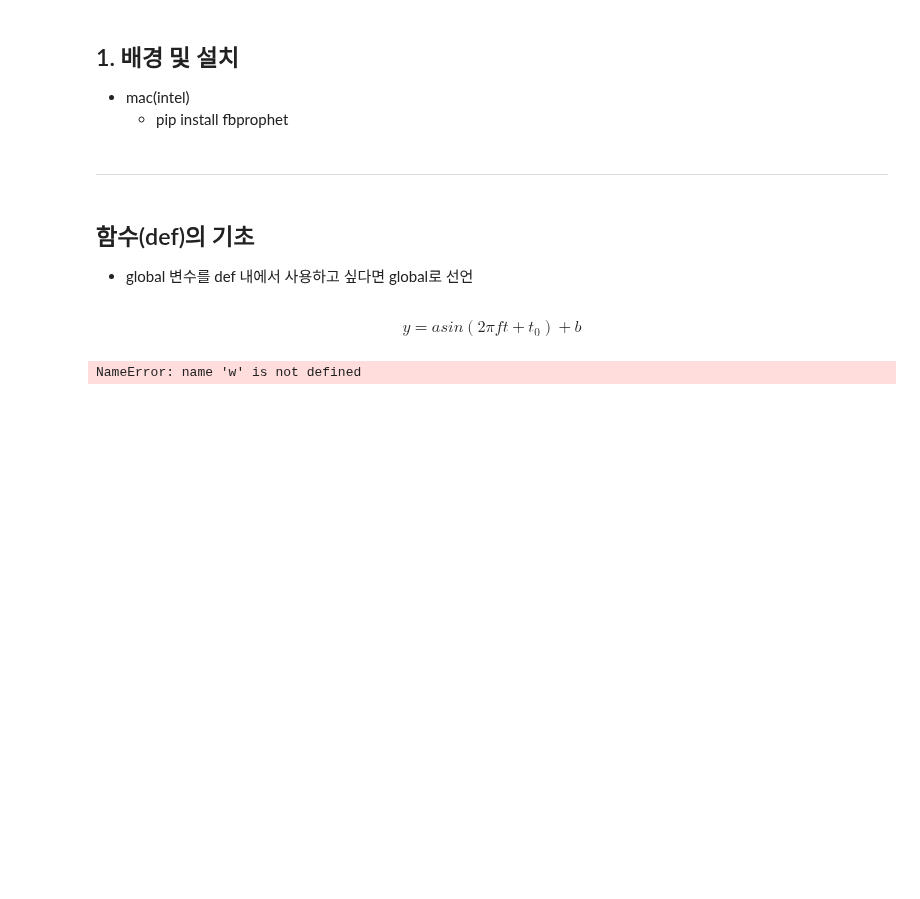
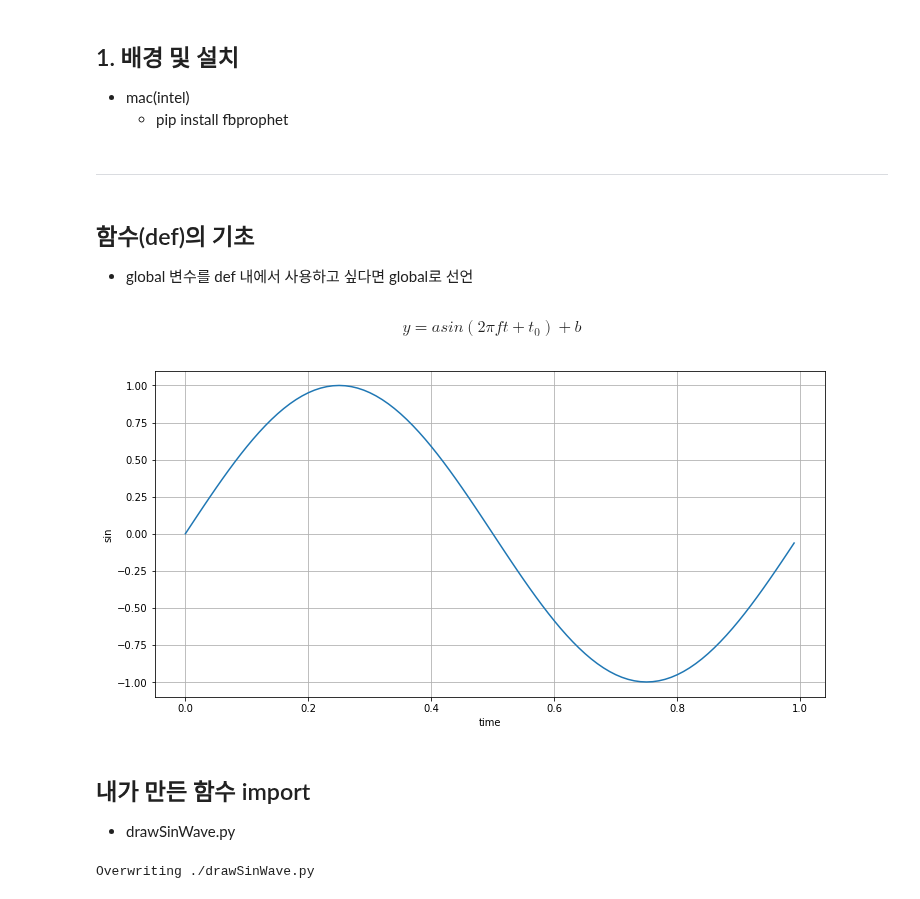
Before and after one commit to solpinetree/ds_study, a Jupyter notebook: source_code/05. forecast.ipynb, the cells around one changed output. Drawn from its saved outputs; the diff is of its cells as text; code cells hidden in the pictures; blank space fills up the shorter version.

```diff
--- a/source_code/05. forecast.ipynb
+++ b/source_code/05. forecast.ipynb
@@ -16,29 +16,66 @@ import matplotlib.pyplot as plt
 import numpy as np
 %matplotlib inline
 # %%
-def plotSineWave(**kwargs):
+def plotSinWave(**kwargs):
     """
     plot sine wave
     y = a sin(2 pi f t + t_0) + b
     """
     endTime = kwargs.get("endTime", 1)
     sampleTime = kwargs.get("sampleTime", 0.01)
     amp = kwargs.get("amp", 1)
     freq = kwargs.get("freq", 1)
     startTime = kwargs.get("startTime", 0)
     bias = kwargs.get("bias", 0)
     figsize = kwargs.get("figsize", (12, 6))
 
     time = np.arange(startTime, endTime, sampleTime)
-    result = amp * np.sin(*np.pi * freq * time + startTime) + bias
+    result = amp * np.sin(2 *np.pi * freq * time + startTime) + bias
 
     plt.figure(figsize=(12, 6))
     plt.plot(time, result)
     plt.grid(True)
     plt.xlabel("time")
     plt.ylabel("sin")
     plt.show()
 
-plotSineWave()
+plotSinWave()
 # %% [output]
-NameError: name 'w' is not defined
+[figure, added]
+# %% [markdown]
+## 내가 만든 함수 import
+- drawSinWave.py
+# %%
+%%writefile ./drawSinWave.py
+
+import numpy as np
+import matplotlib.pyplot as plt
+
+def plotSinWave(**kwargs):
+    """
+    plot sine wave
+    y = a sin(2 pi f t + t_0) + b
+    """
+    endTime = kwargs.get("endTime", 1)
+    sampleTime = kwargs.get("sampleTime", 0.01)
+    amp = kwargs.get("amp", 1)
+    freq = kwargs.get("freq", 1)
+    startTime = kwargs.get("startTime", 0)
+    bias = kwargs.get("bias", 0)
+    figsize = kwargs.get("figsize", (12, 6))
+
+    time = np.arange(startTime, endTime, sampleTime)
+    result = amp * np.sin(2 *np.pi * freq * time + startTime) + bias
+
+    plt.figure(figsize=(12, 6))
+    plt.plot(time, result)
+    plt.grid(True)
+    plt.xlabel("time")
+    plt.ylabel("sin")
+    plt.title('sinWave 함수')
+    plt.show()
+
+if __name__ == "__main__":
+    plotSinWave(amp=1, endTime=2)
+# %% [output]
+Overwriting ./drawSinWave.py
```
Also changed, not shown: parts of 6 cells of this notebook, 2 other files.
